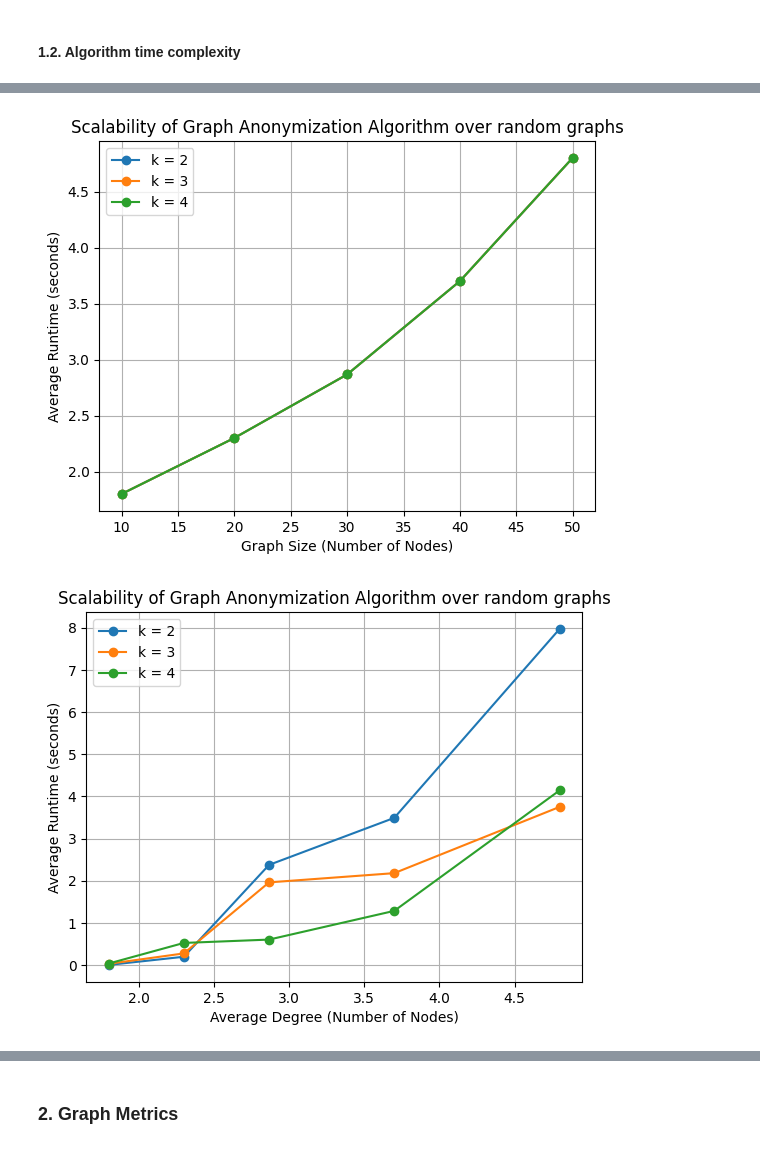
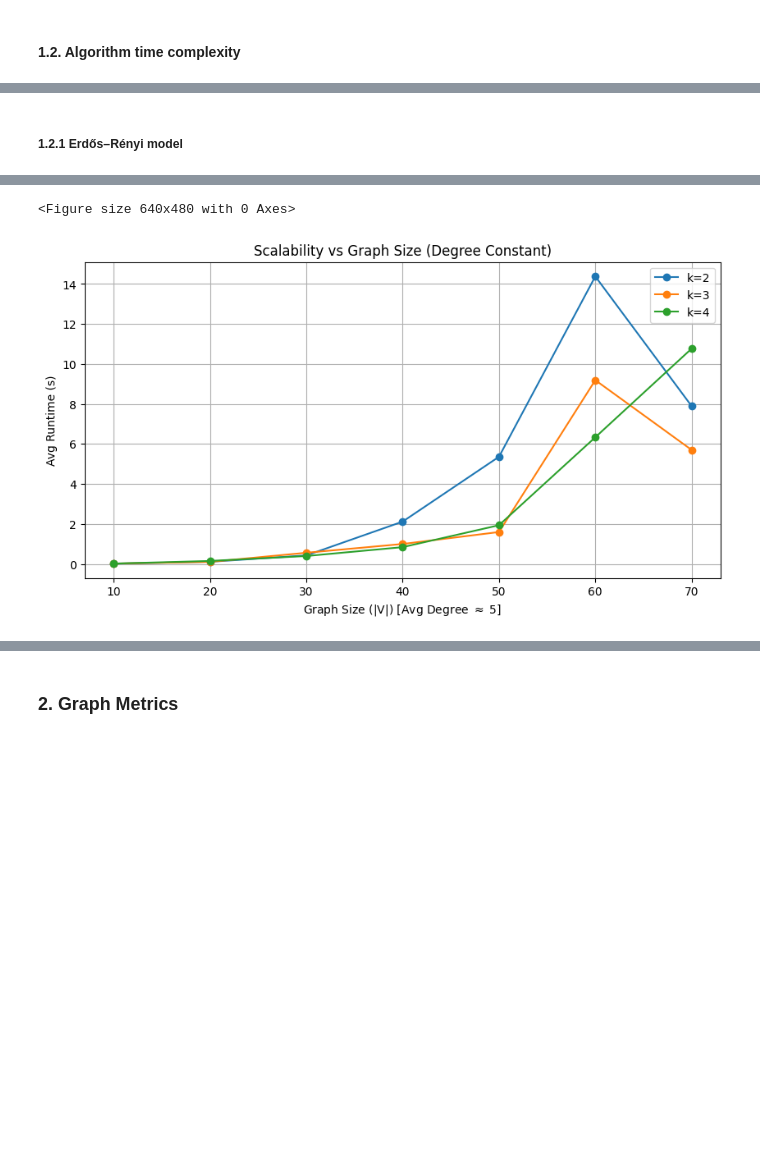
Before and after one commit to AzzurraSuffia/DPP, a Jupyter notebook: analysis.ipynb, the cells around one changed output, grey strips where cells are left out. Cells and saved outputs as stored; diff of their text form; code cells hidden in the pictures; blank space fills up the shorter version.

```diff
--- a/analysis.ipynb
+++ b/analysis.ipynb
@@ -109,15 +103,19 @@ graph_sizes = [10, 20, 30, 40, 50]
 num_of_repetition = 5
 seed = 42
+# %% [markdown]
+##### 1.2.1 Erdős–Rényi model
 # %%
-results = {k: [] for k in k_values}
+results_size = {k: [] for k in k_values}
+graph_sizes = [10, 20, 30, 40, 50, 60, 70]
+fixed_avg_degree = 5
 
 for size in graph_sizes:
+    p = fixed_avg_degree / (size-1) # because <k> = p*(N-1)
 
     for k in k_values:
 
         durations = []
-        G_random = nx.gnp_random_graph(n=size, p=0.1, seed=seed)
-        avg_deg = sum(dict(G_random.degree()).values()) / G_random.number_of_nodes()
+        G_random = nx.gnp_random_graph(n=size, p=p, seed=seed)
 
         for _ in range(num_of_repetition):  # remove randomness of a single execution
 
@@ -127,36 +125,23 @@ for size in graph_sizes:
 
             durations.append(time_end - time_start)
 
-        duration_average = sum(durations) / len(durations)
+        avg_duration = sum(durations) / len(durations)
 
-        results[k].append((size, avg_deg, duration_average))
+        results_size[k].append((size, avg_duration))
 
 plt.figure()
 
-for k, data in results.items():
-    sizes = [x[0] for x in data]
-    times = [x[1] for x in data]
+plt.figure(figsize=(10, 5))
+for k, data in results_size.items():
+    x = [val[0] for val in data]
+    y = [val[1] for val in data]
+    plt.plot(x, y, marker='o', label=f"k={k}")
 
-    plt.plot(sizes, times, marker='o', label=f"k = {k}")
-
-plt.xlabel("Graph Size (Number of Nodes)")
-plt.ylabel("Average Runtime (seconds)")
-plt.title("Scalability of graph anonymization algorithm over random graphs")
+plt.xlabel(f"Graph Size (|V|) [Avg Degree $\\approx$ {fixed_avg_degree}]")
+plt.ylabel("Avg Runtime (s)")
+plt.title("Scalability vs Graph Size (Degree Constant)")
 plt.legend()
 plt.grid(True)
 plt.show()
-
-for k, data in results.items():
-    avg_deg = [x[1] for x in data]
-    times = [x[2] for x in data]
-
-    plt.plot(avg_deg, times, marker='o', label=f"k = {k}")
-
-plt.xlabel("Average Degree (Number of Nodes)")
-plt.ylabel("Average Runtime (seconds)")
-plt.title("Scalability of graph anonymization algorithm over random graphs")
-plt.legend()
-plt.grid(True)
-plt.show()
 # %% [output]
 ---------------------
@@ -179,2 +164,2 @@ Components of node 34 [No
+<Figure size 640x480 with 0 Axes>
-[figure, old version]
+[figure, new version]
-[figure, removed]
```
Also changed, not shown: parts of 14 cells of this notebook, 1 other file.
